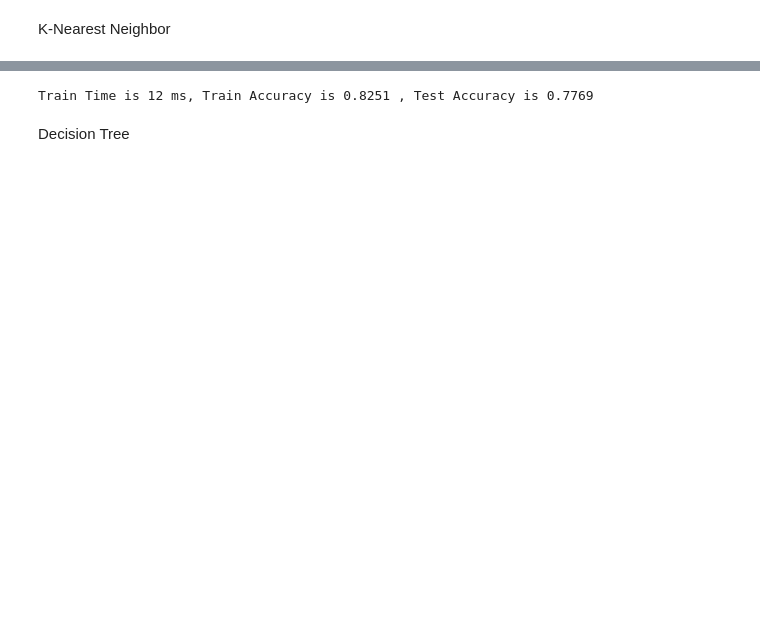
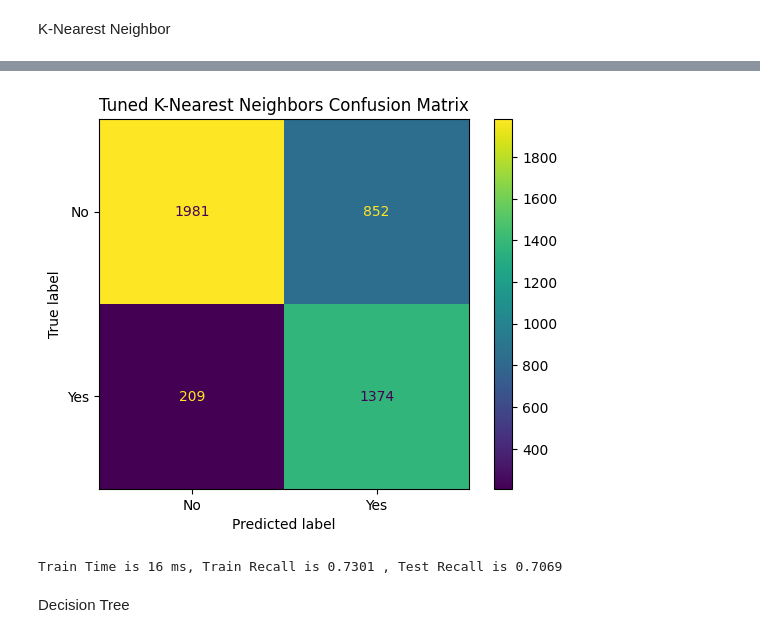
Before and after one commit to jeremystairs/UCB-MLAI-Capstone, a Jupyter notebook: capstone.ipynb, the cells around one changed output, grey strips where cells are left out. Drawn from its saved outputs; the diff is of its cells as text; code cells hidden in the pictures; blank space fills up the shorter version.

```diff
--- a/capstone.ipynb
+++ b/capstone.ipynb
@@ -450,9 +499,13 @@ Train Time is 36 ms, Train Accuracy is 0.7817 , Test Accuracy is 0.7862
 # %% [markdown]
 K-Nearest Neighbor
 # %%
-params = {'n_neighbors': [1, 2, 5, 10],
-           'metric': ['euclidean', 'minkowski']
+params = {'knn__n_neighbors': [1, 3, 5, 7, 9, 11, 15, 21, 25],
+        'knn__weights': ['uniform', 'distance'],
+        'knn__metric': ['euclidean', 'minkowski', 'manhattan']
 }
-gscv_knn = GridSearchCV(KNeighborsClassifier(), params, cv=5, scoring='accuracy').fit(X_train, y_train)
+tuned_knn_pipe = Pipeline([
+    ('scale', StandardScaler()),
+    ('knn', KNeighborsClassifier())])
+tuned_knn = GridSearchCV(tuned_knn_pipe, params, cv=5, scoring=recall_scorer).fit(X_train, y_train)
 # %%
 print('Best parameters:')
@@ -463,15 +516,25 @@ Best parameters:
 # %%
 tuned_knn_start_time_ms = round(time.time() * 1000)
-gscv_knn.best_estimator_.fit(X_train, y_train)
+tuned_knn.best_estimator_.fit(X_train, y_train)
 tuned_knn_end_time_ms = round(time.time() * 1000)
+knn_y_pred = tuned_knn.predict(X_test)
+# %%
+knn_cm = confusion_matrix(y_test, knn_y_pred)
+
+knn_cmd = ConfusionMatrixDisplay(confusion_matrix=lgr_cm, display_labels=tuned_knn.classes_)
+fig = knn_cmd.plot().figure_
+plt.title('Tuned K-Nearest Neighbors Confusion Matrix')
+plt.show()
+fig.tight_layout(rect=(0,.05,1,1))
+# %% [output]
+[figure, added]
 # %%
-knn_y_pred = gscv_knn.predict(X_test)
 tuned_knn_train_time = round(tuned_knn_end_time_ms - tuned_knn_start_time_ms)
-tuned_knn_train_score = round(gscv_knn.score(X_train, y_train), 4)
-tuned_knn_test_score = round(accuracy_score(y_test, knn_y_pred), 4)
-printMetrics(tuned_knn_train_time, tuned_knn_train_score, tuned_knn_test_score)
+tuned_knn_train_score = round(tuned_knn.score(X_train, y_train), 4)
+tuned_knn_test_score = round(recall_score(y_test, knn_y_pred, pos_label='Yes'), 4)
+printTunedMetrics(tuned_knn_train_time, tuned_knn_train_score, tuned_knn_test_score)
 # %% [output]
-Train Time is 12 ms, Train Accuracy is 0.8251 , Test Accuracy is 0.7769
+Train Time is 16 ms, Train Recall is 0.7301 , Test Recall is 0.7069
 # %% [markdown]
 Decision Tree
 # %%
```
Also changed, not shown: parts of 70 cells of this notebook, 2 other files.
